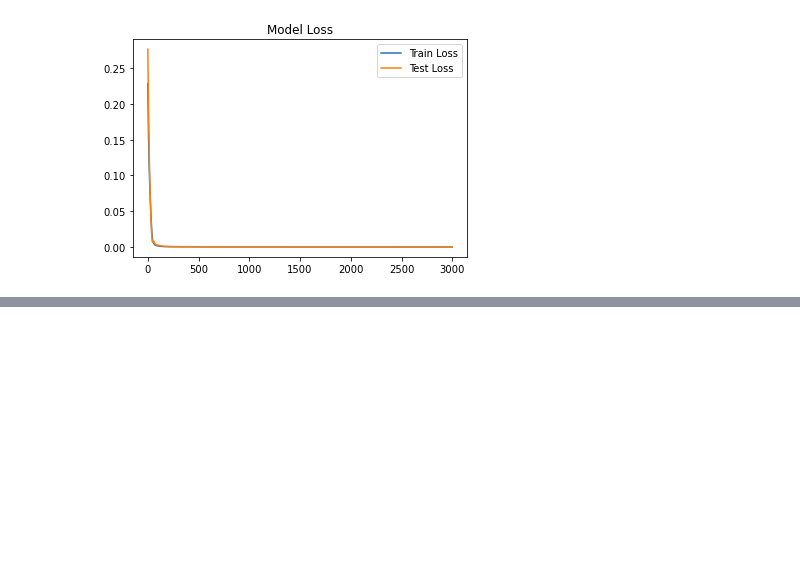
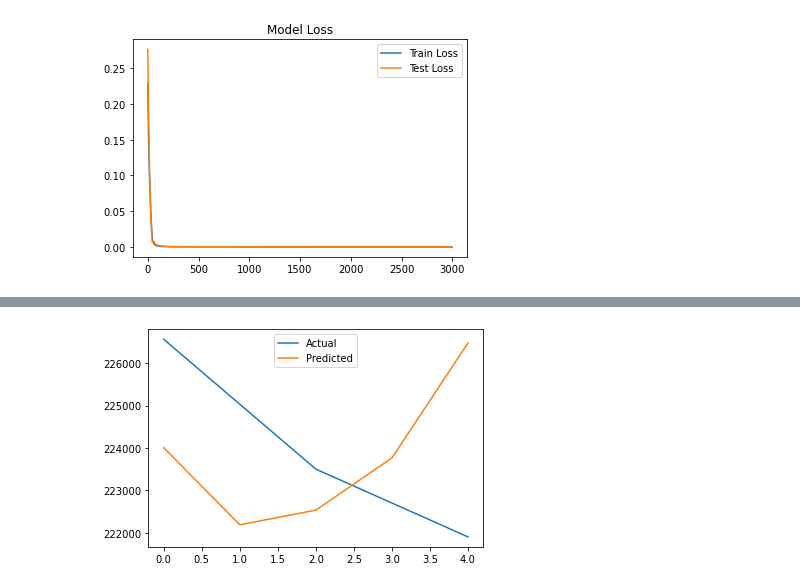
Before and after one commit to hsdistefa/mas-thesis, a Jupyter notebook: Model2.ipynb, the cells around one changed output, grey strips where cells are left out. Cells and saved outputs as stored; diff of their text form; code cells hidden in the pictures; blank space fills up the shorter version.

Commit message:
Added Future Price Prediction

```diff
--- a/Model2.ipynb
+++ b/Model2.ipynb
@@ -308,0 +309,17 @@ plt.show()
+# %%
+# Predict future based only on last in sequence length
+
+test_predictions = lstm1(X_val_tensors[-1].unsqueeze(0)).detach().numpy()  # Get the last sample
+test_predictions = minmax_scaler.inverse_transform(test_predictions)  # Reverse scaling transform
+test_predictions = test_predictions[0].tolist()
+
+test_actual = y_val_tensors[-1].detach().numpy()  # Last actual y
+test_actual = minmax_scaler.inverse_transform(test_actual.reshape(1, -1))
+test_actual = test_actual[0].tolist()
+
+plt.plot(test_actual, label="Actual")
+plt.plot(test_predictions, label="Predicted")
+plt.legend()
+plt.show()
+# %% [output]
+[figure, added]
```
Also changed, not shown: parts of 1 cell of this notebook.
